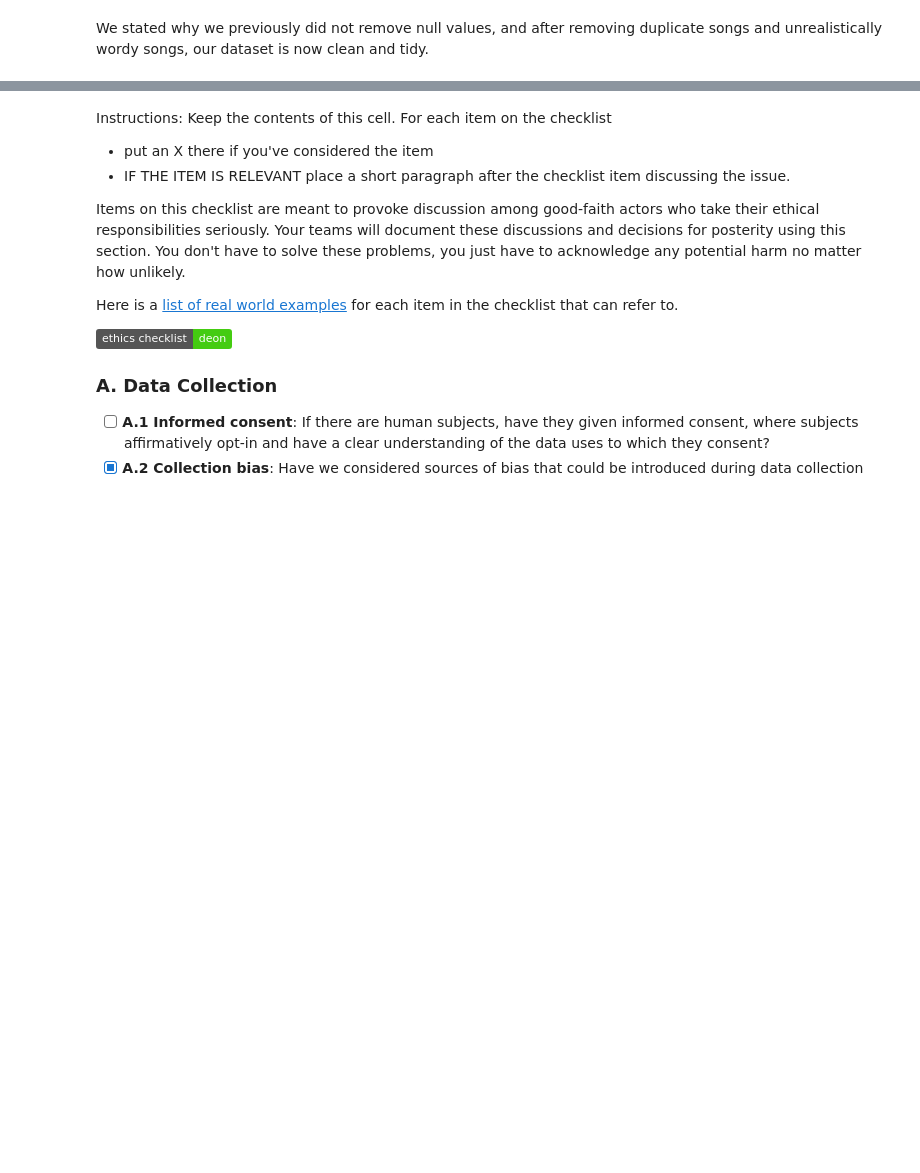
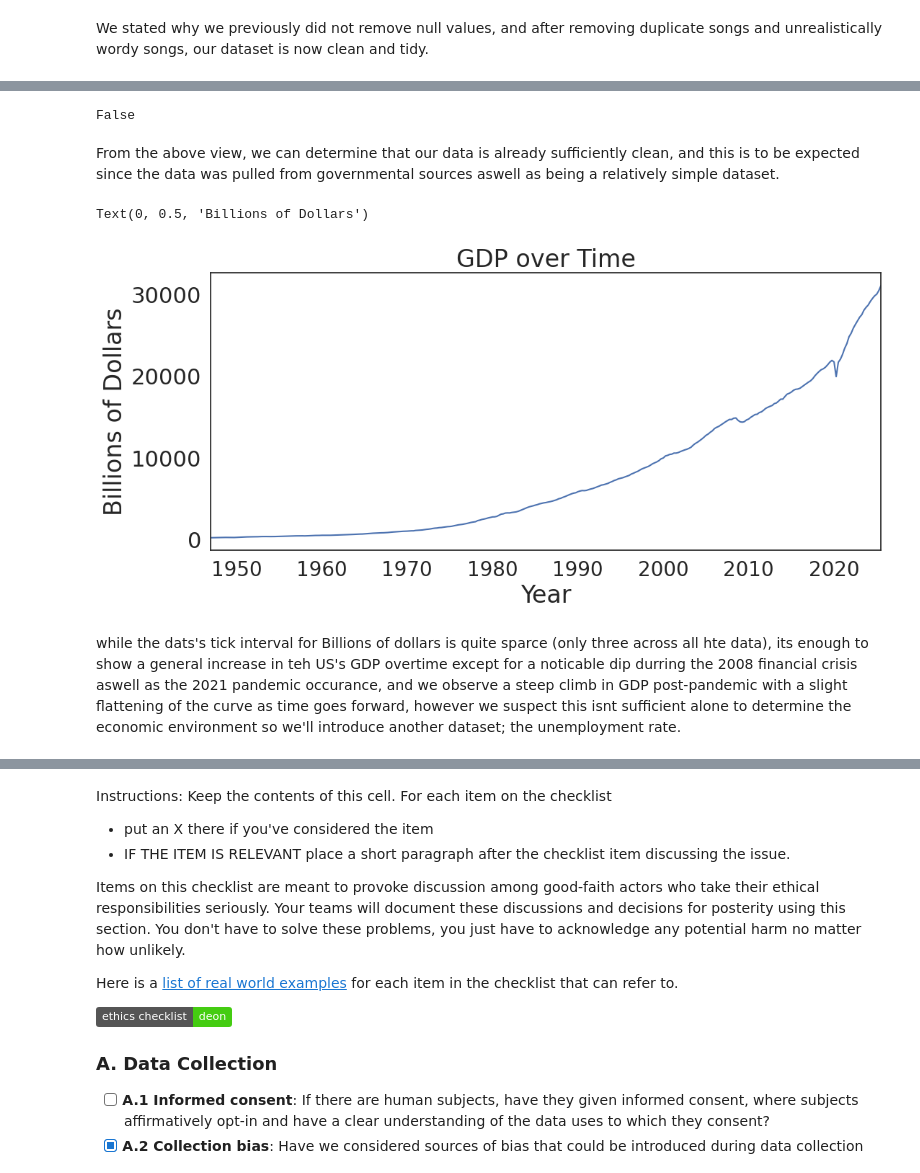
Before and after one commit to Zeni0s74/Group116_WI26, a Jupyter notebook: 01-DataCheckpoint.ipynb, the cells around one changed output, grey strips where cells are left out. Drawn from its saved outputs; the diff is of its cells as text; code cells hidden in the pictures; badges without logos; blank space fills up the shorter version.

Commit message:
wrangled the heck outa some data and refined the question/hypothesis

```diff
--- a/01-DataCheckpoint.ipynb
+++ b/01-DataCheckpoint.ipynb
@@ -423,0 +474,22 @@ We stated why we previously did not remove null values, and after removing dupli
+# %%
+#checking the data for nulls
+df_GDP.isnull().values.any()
+# %% [output]
+False
+# %% [markdown]
+From the above view, we can determine that our data is already sufficiently clean, and this is to be expected since the data was pulled from governmental sources aswell as being a relatively simple dataset.
+# %%
+#organizing a simple graph of GDP over time
+df_GDP = pd.read_csv("data/00-raw/GDP.csv", parse_dates = ['observation_date'])
+df_GDP = df_GDP.set_index('observation_date')
+
+ax=df_GDP["GDP"].plot(figsize=(12,5))
+ax.tick_params(axis='x',labelsize=20)
+plt.title("GDP over Time")
+plt.xlabel("Year")
+plt.ylabel("Billions of Dollars")
+# %% [output]
+Text(0, 0.5, 'Billions of Dollars')
+[figure, added]
+# %% [markdown]
+while the dats's tick interval for Billions of dollars is quite sparce (only three across all hte data), its enough to show a general increase in teh US's GDP overtime except for a noticable dip durring the 2008 financial crisis aswell as the 2021 pandemic occurance, and we observe a steep climb in GDP post-pandemic with a slight flattening of the curve as time goes forward, however we suspect this isnt sufficient alone to determine the economic environment so we'll introduce another dataset; the unemployment rate.
```
Also changed, not shown: parts of 14 cells of this notebook, 1 other file.
